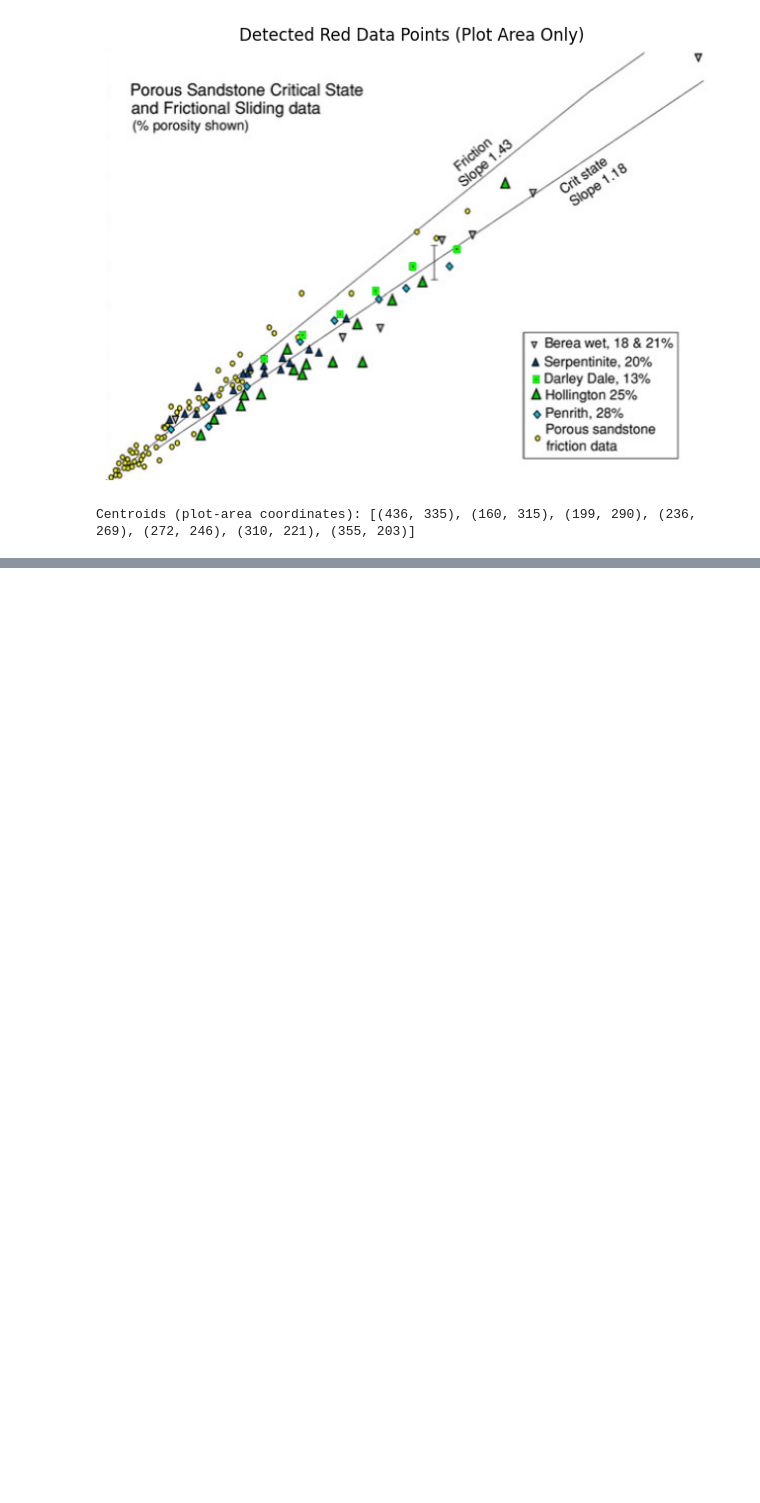
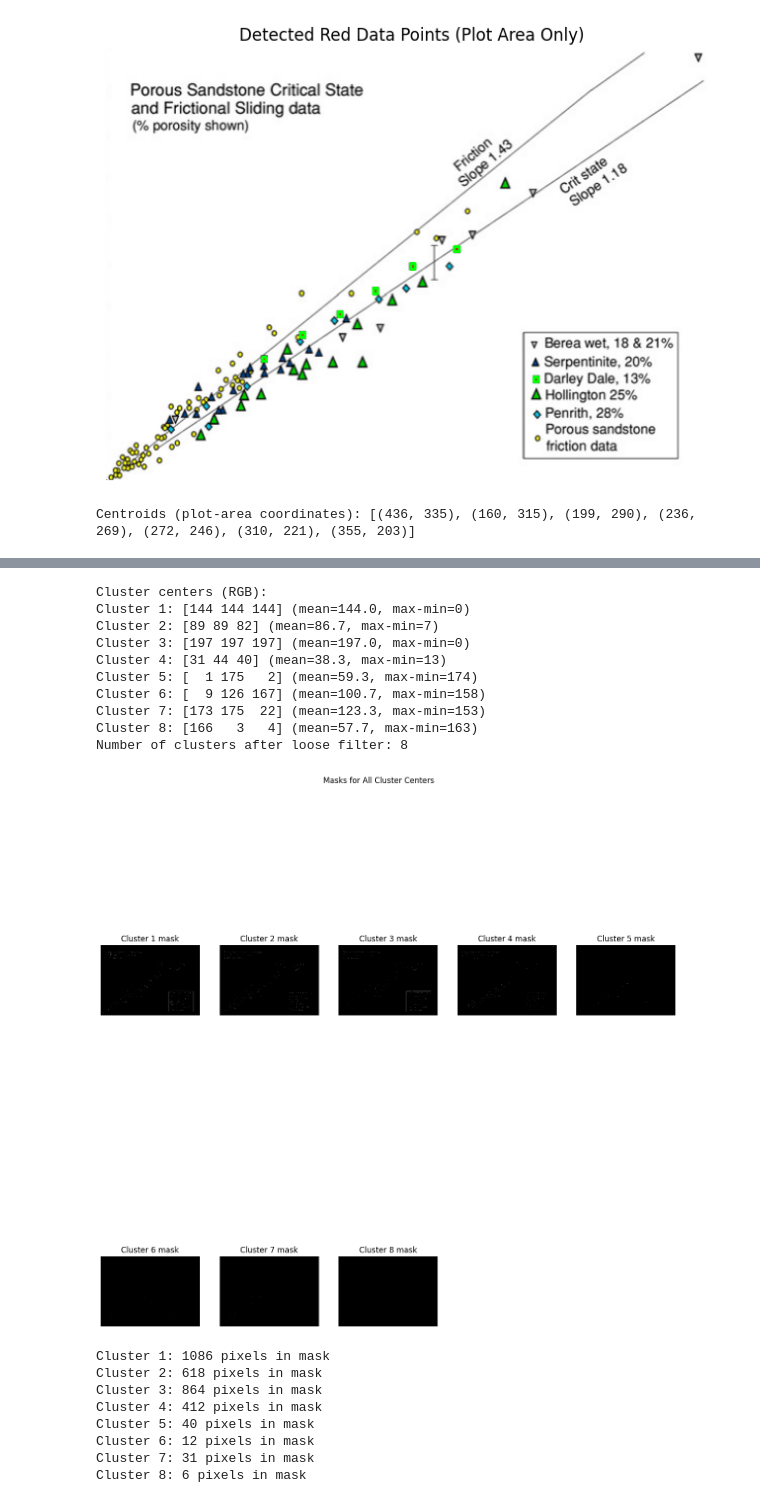
Before and after one commit to sa-diq/rock-strength, a Jupyter notebook: segmentation.ipynb, the cells around one changed output, grey strips where cells are left out. Drawn from its saved outputs; the diff is of its cells as text; code cells hidden in the pictures; blank space fills up the shorter version.

```diff
--- a/segmentation.ipynb
+++ b/segmentation.ipynb
@@ -477,0 +609,74 @@ Centroids (plot-area coordinates): [(436, 335), (160, 315), (199, 290), (236, 26
+# %%
+# Enhanced debugging: print all cluster centers, loosen background filter, show all masks
+print('Cluster centers (RGB):')
+for i, c in enumerate(centers):
+    print(f'Cluster {i+1}: {c} (mean={np.mean(c):.1f}, max-min={np.max(c)-np.min(c)})')
+
+# Loosen background filter: only filter very bright clusters
+loose_marker_centers = [c for c in centers if np.mean(c) < 245]
+print(f'Number of clusters after loose filter: {len(loose_marker_centers)}')
+
+# Show all cluster masks (not just filtered ones)
+plt.figure(figsize=(16, 2*len(centers)))
+for i, center in enumerate(centers):
+    dists = np.linalg.norm(flat_img - center, axis=1)
+    mask = (dists < 35) & mask_flat
+    mask_img = np.zeros(flat_img.shape[0], dtype=np.uint8)
+    mask_img[mask] = 255
+    mask_img = mask_img.reshape(plot_area_rgb.shape[:2])
+    plt.subplot(2, len(centers)//2+1, i+1)
+    plt.imshow(mask_img, cmap='gray')
+    plt.title(f'Cluster {i+1} mask')
+    plt.axis('off')
+plt.suptitle('Masks for All Cluster Centers')
+plt.show()
+
+# Print number of pixels in each mask
+for i, center in enumerate(centers):
+    dists = np.linalg.norm(flat_img - center, axis=1)
+    mask = (dists < 35) & mask_flat
+    print(f'Cluster {i+1}: {np.sum(mask)} pixels in mask')
+
+# Show contours for all loose marker clusters
+for i, center in enumerate(loose_marker_centers):
+    dists = np.linalg.norm(flat_img - center, axis=1)
+    mask = (dists < 35) & mask_flat
+    mask_img = np.zeros(flat_img.shape[0], dtype=np.uint8)
+    mask_img[mask] = 255
+    mask_img = mask_img.reshape(plot_area_rgb.shape[:2])
+    mask_img = cv2.morphologyEx(mask_img, cv2.MORPH_OPEN, np.ones((3,3), np.uint8))
+    contours, _ = cv2.findContours(mask_img, cv2.RETR_EXTERNAL, cv2.CHAIN_APPROX_SIMPLE)
+    filtered = [cnt for cnt in contours if cv2.contourArea(cnt) > 2]
+    out = plot_area_rgb.copy()
+    cv2.drawContours(out, filtered, -1, (0,255,0), 2)
+    for cnt in filtered:
+        M = cv2.moments(cnt)
+        if M['m00'] != 0:
+            cx = int(M['m10']/M['m00'])
+            cy = int(M['m01']/M['m00'])
+            cv2.circle(out, (cx, cy), 4, (255,0,0), -1)
+    plt.figure(figsize=(5,5))
+    plt.imshow(out)
+    plt.title(f'Contours for Cluster {i+1}')
+    plt.axis('off')
+    plt.show()
+# %% [output]
+Cluster centers (RGB):
+Cluster 1: [144 144 144] (mean=144.0, max-min=0)
+Cluster 2: [89 89 82] (mean=86.7, max-min=7)
+Cluster 3: [197 197 197] (mean=197.0, max-min=0)
+Cluster 4: [31 44 40] (mean=38.3, max-min=13)
+Cluster 5: [  1 175   2] (mean=59.3, max-min=174)
+Cluster 6: [  9 126 167] (mean=100.7, max-min=158)
+Cluster 7: [173 175  22] (mean=123.3, max-min=153)
+Cluster 8: [166   3   4] (mean=57.7, max-min=163)
+Number of clusters after loose filter: 8
+[figure, added]
+Cluster 1: 1086 pixels in mask
+Cluster 2: 618 pixels in mask
+Cluster 3: 864 pixels in mask
+Cluster 4: 412 pixels in mask
+Cluster 5: 40 pixels in mask
+Cluster 6: 12 pixels in mask
+Cluster 7: 31 pixels in mask
+Cluster 8: 6 pixels in mask
```
Also changed, not shown: parts of 4 cells of this notebook.
